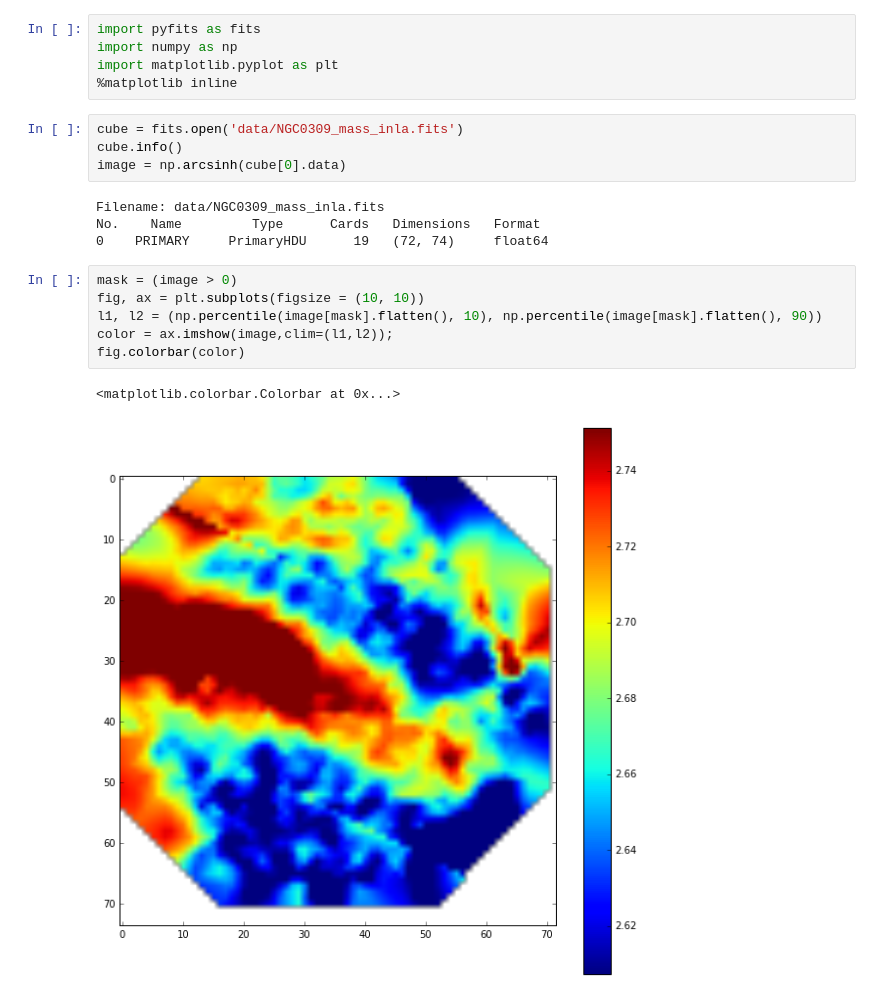
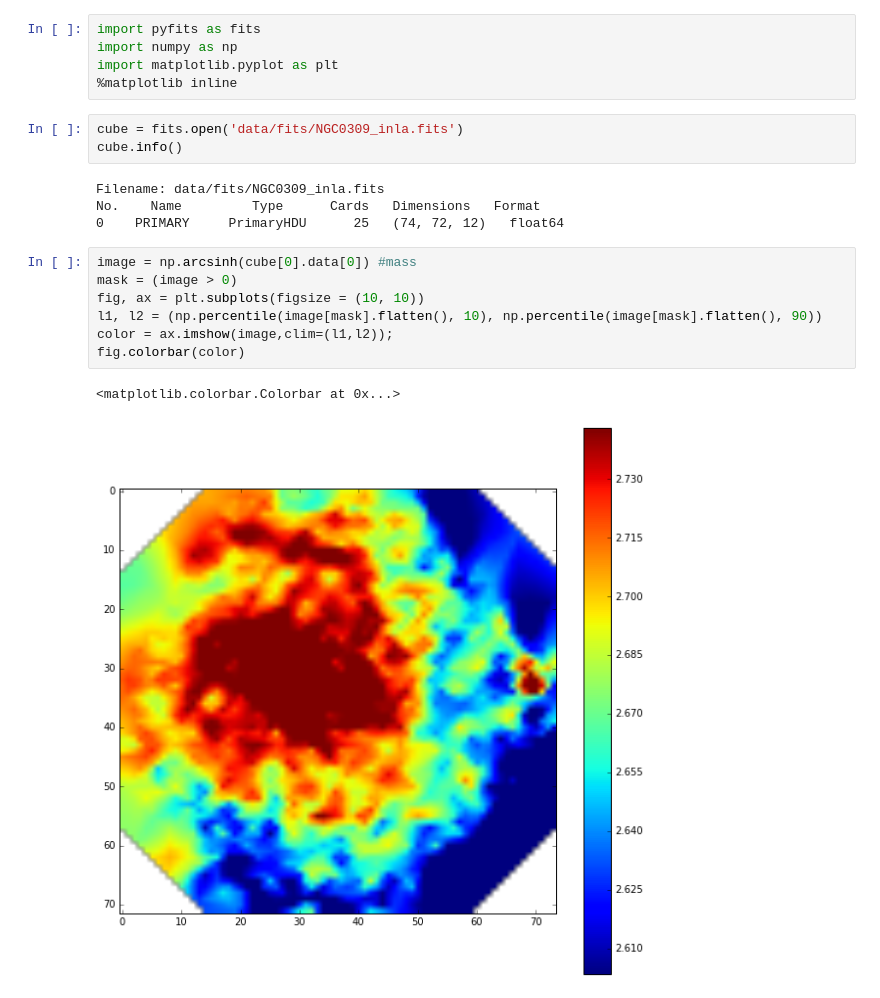
Before and after one commit to COINtoolbox/Galaxies_INLA, a Jupyter notebook: read_cube.ipynb, the cells around one changed output. Cells and saved outputs as stored; diff of their text form.

```diff
--- a/read_cube.ipynb
+++ b/read_cube.ipynb
@@ -6,19 +6,19 @@ import numpy as np
 import matplotlib.pyplot as plt
 %matplotlib inline
 # %%
-cube = fits.open('data/NGC0309_mass_inla.fits')
+cube = fits.open('data/fits/NGC0309_inla.fits')
 cube.info()
-image = np.arcsinh(cube[0].data)
 # %% [output]
-Filename: data/NGC0309_mass_inla.fits
+Filename: data/fits/NGC0309_inla.fits
 No.    Name         Type      Cards   Dimensions   Format
-0    PRIMARY     PrimaryHDU      19   (72, 74)     float64
+0    PRIMARY     PrimaryHDU      25   (74, 72, 12)   float64
 # %%
+image = np.arcsinh(cube[0].data[0]) #mass
 mask = (image > 0)
 fig, ax = plt.subplots(figsize = (10, 10))
 l1, l2 = (np.percentile(image[mask].flatten(), 10), np.percentile(image[mask].flatten(), 90))
 color = ax.imshow(image,clim=(l1,l2));
 fig.colorbar(color)
 # %% [output]
 <matplotlib.colorbar.Colorbar at 0x...>
-[figure, old version]
+[figure, new version]
```
Also changed, not shown: 1 other file.
